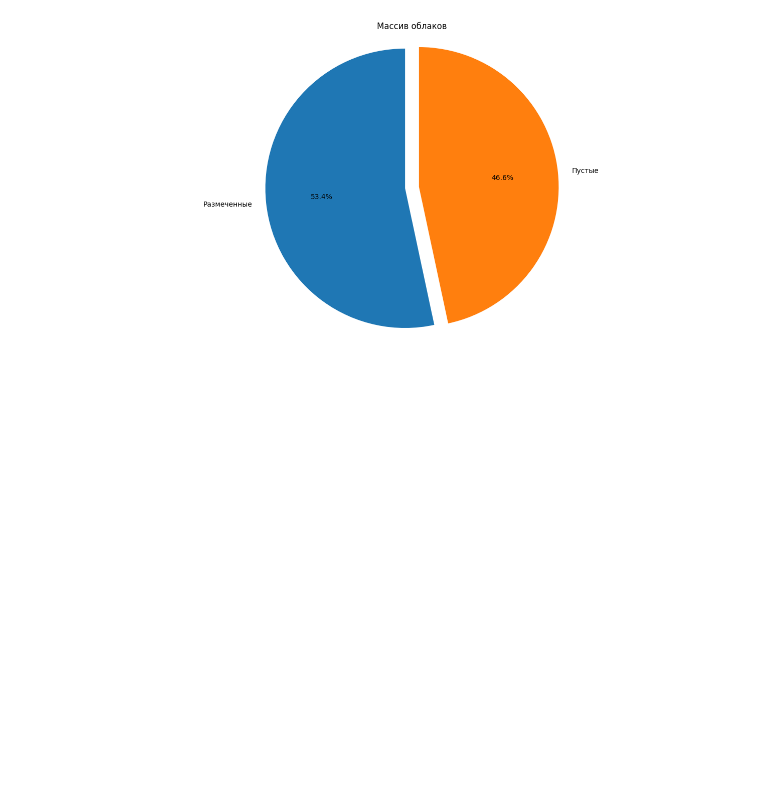
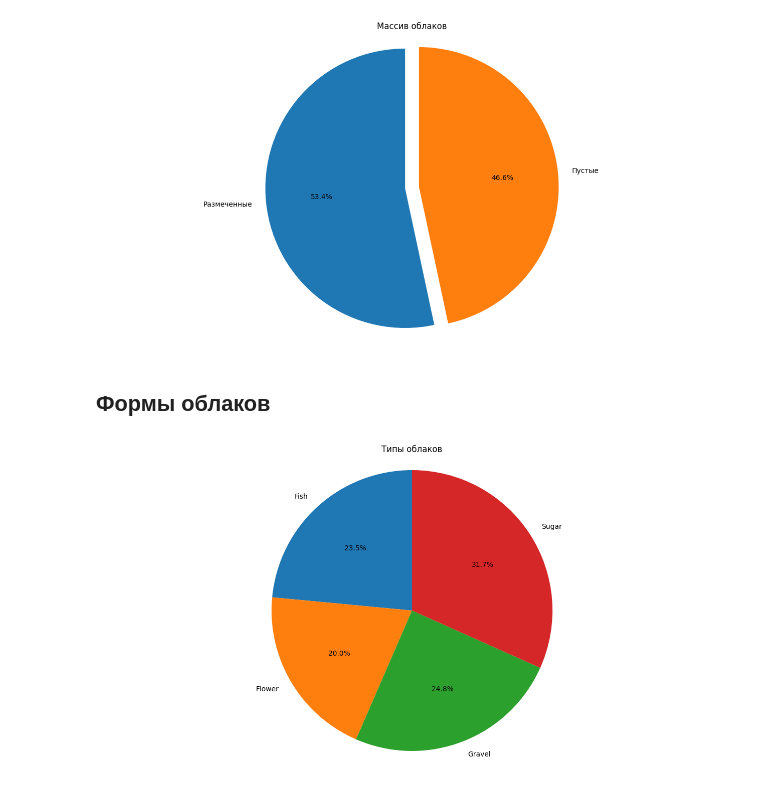
Before and after one commit to iteegi/data-science-algo, a Jupyter notebook: data-science-algo/tasks/25_cloud_shape_prediction.ipynb, the cells around one changed output. Saved outputs shown, nothing was run; the diff lists cells and outputs as text; code cells hidden in the pictures; blank space fills up the shorter version.

```diff
--- a/data-science-algo/tasks/25_cloud_shape_prediction.ipynb
+++ b/data-science-algo/tasks/25_cloud_shape_prediction.ipynb
@@ -72,3 +72,29 @@ ax.set_title("Массив облаков")
 plt.show()
 # %% [output]
 [figure]
+# %% [markdown]
+## Формы облаков
+# %%
+fish = train[train["Lable"] == "Fish"].EncodedPixels.count()
+flower = train[train["Lable"] == "Flower"].EncodedPixels.count()
+gravel = train[train["Lable"] == "Gravel"].EncodedPixels.count()
+sugar = train[train["Lable"] == "Sugar"].EncodedPixels.count()
+sizes = [fish, flower, gravel, sugar]
+# %%
+fig, ax = plt.subplots(figsize=(16, 8))
+ax.pie(
+    sizes,
+    labels=[
+        "Fish",
+        "Flower",
+        "Gravel",
+        "Sugar",
+    ],
+    autopct="%1.1f%%",
+    startangle=90,
+)
+ax.axis("equal")
+ax.set_title("Типы облаков")
+plt.show()
+# %% [output]
+[figure, added]
```
